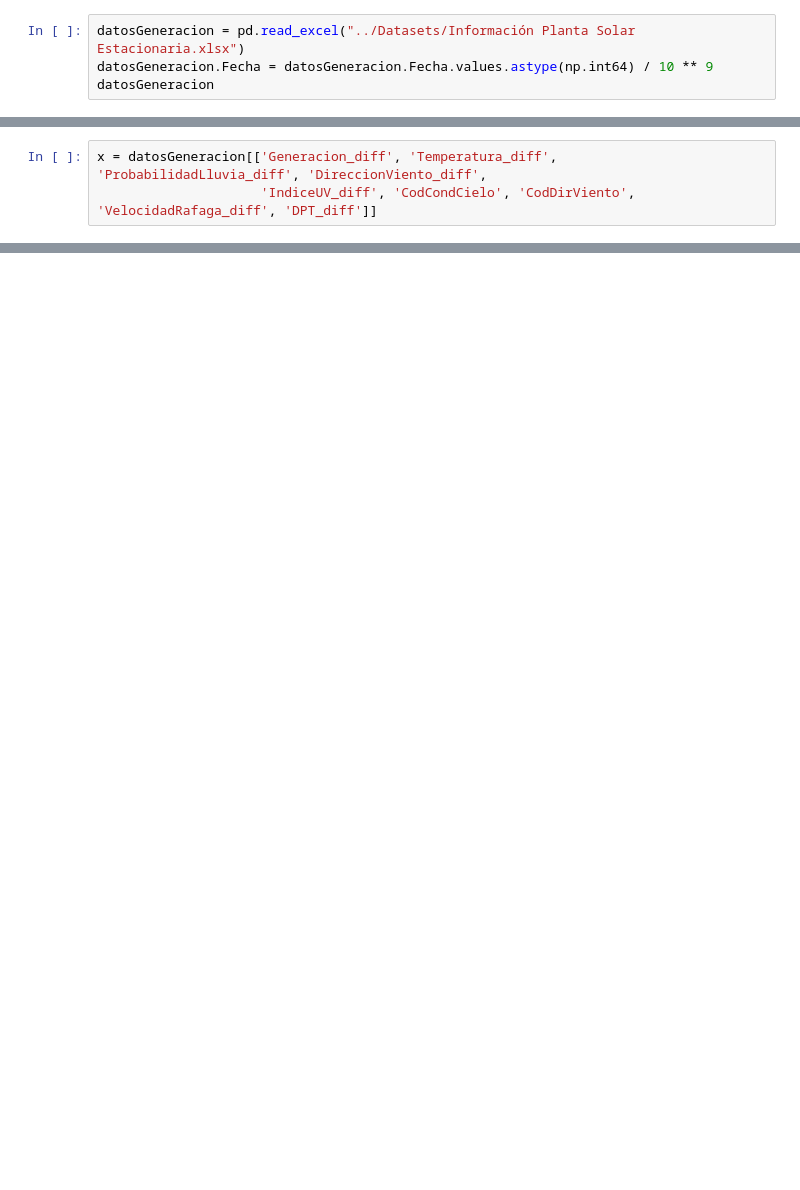
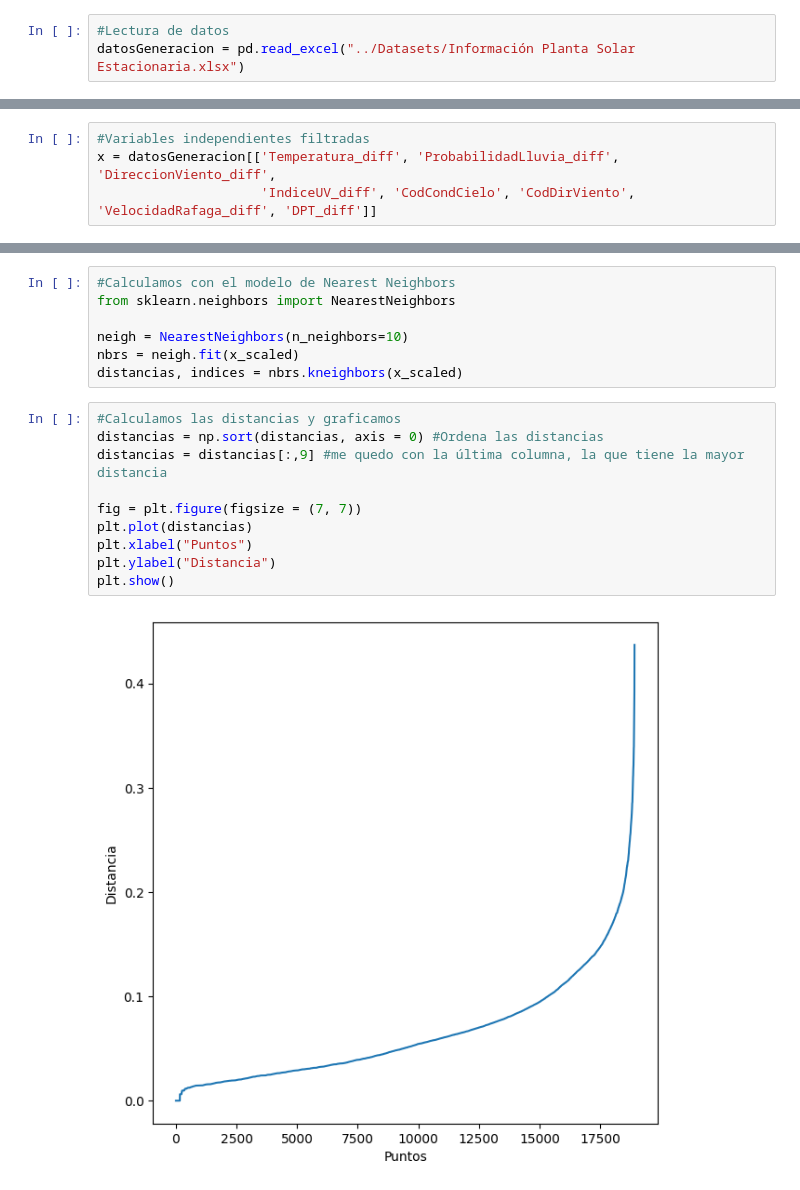
Before and after one commit to ClaudiaGtzD/AprendizajeAutomatico, a Jupyter notebook: Semana05/Tarea_05.ipynb, the cells around one changed output, grey strips where cells are left out. Drawn from its saved outputs; the diff is of its cells as text; blank space fills up the shorter version.

```diff
--- a/Semana05/Tarea_05.ipynb
+++ b/Semana05/Tarea_05.ipynb
@@ -13,4 +17,3 @@ from sklearn.metrics import silhouette_score, davies_bouldin_score
 # %%
+#Lectura de datos
 datosGeneracion = pd.read_excel("../Datasets/Información Planta Solar Estacionaria.xlsx")
-datosGeneracion.Fecha = datosGeneracion.Fecha.values.astype(np.int64) / 10 ** 9
-datosGeneracion
@@ -31,4 +22,5 @@ datosGeneracion
 # %%
-x = datosGeneracion[['Generacion_diff', 'Temperatura_diff', 'ProbabilidadLluvia_diff', 'DireccionViento_diff',
+#Variables independientes filtradas
+x = datosGeneracion[['Temperatura_diff', 'ProbabilidadLluvia_diff', 'DireccionViento_diff',
                      'IndiceUV_diff', 'CodCondCielo', 'CodDirViento', 'VelocidadRafaga_diff', 'DPT_diff']]
 # %%
@@ -76,0 +95,19 @@ davis_bouldin_km
+# %%
+#Calculamos con el modelo de Nearest Neighbors
+from sklearn.neighbors import NearestNeighbors
+
+neigh = NearestNeighbors(n_neighbors=10)
+nbrs = neigh.fit(x_scaled)
+distancias, indices = nbrs.kneighbors(x_scaled)
+# %%
+#Calculamos las distancias y graficamos
+distancias = np.sort(distancias, axis = 0) #Ordena las distancias
+distancias = distancias[:,9] #me quedo con la última columna, la que tiene la mayor distancia
+
+fig = plt.figure(figsize = (7, 7))
+plt.plot(distancias)
+plt.xlabel("Puntos")
+plt.ylabel("Distancia")
+plt.show()
+# %% [output]
+[figure, added]
```
Also changed, not shown: parts of 22 cells of this notebook, 8 other files.
